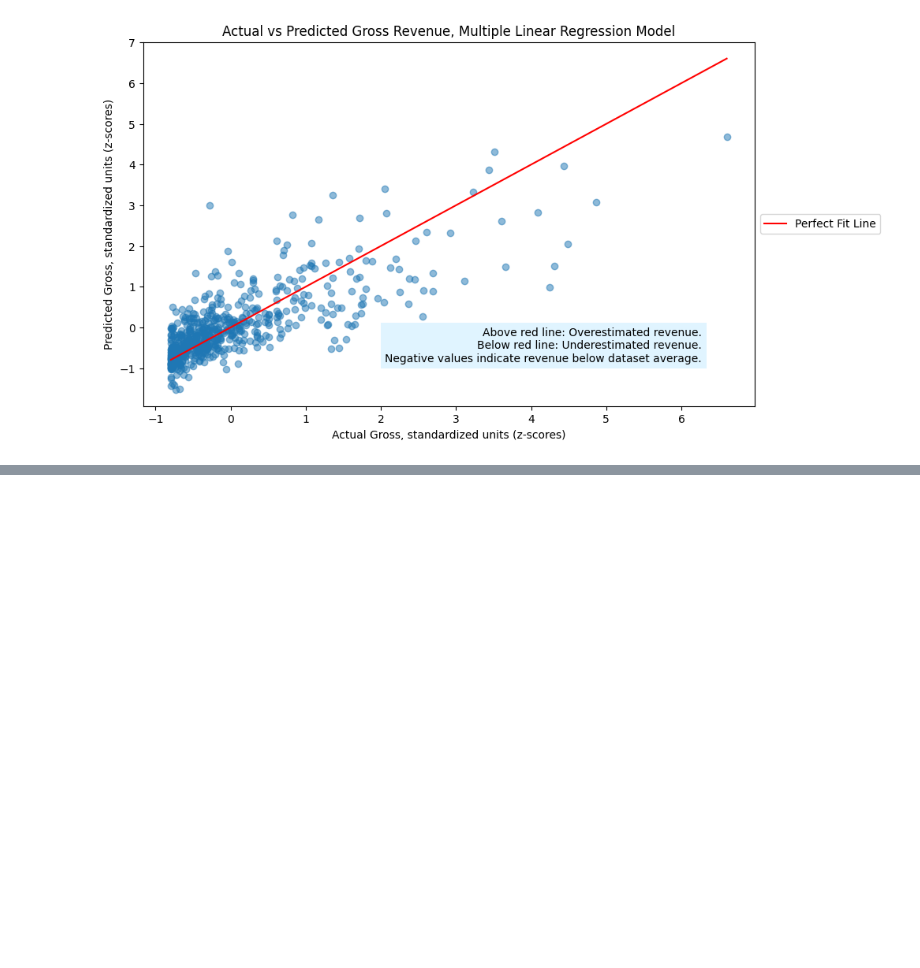
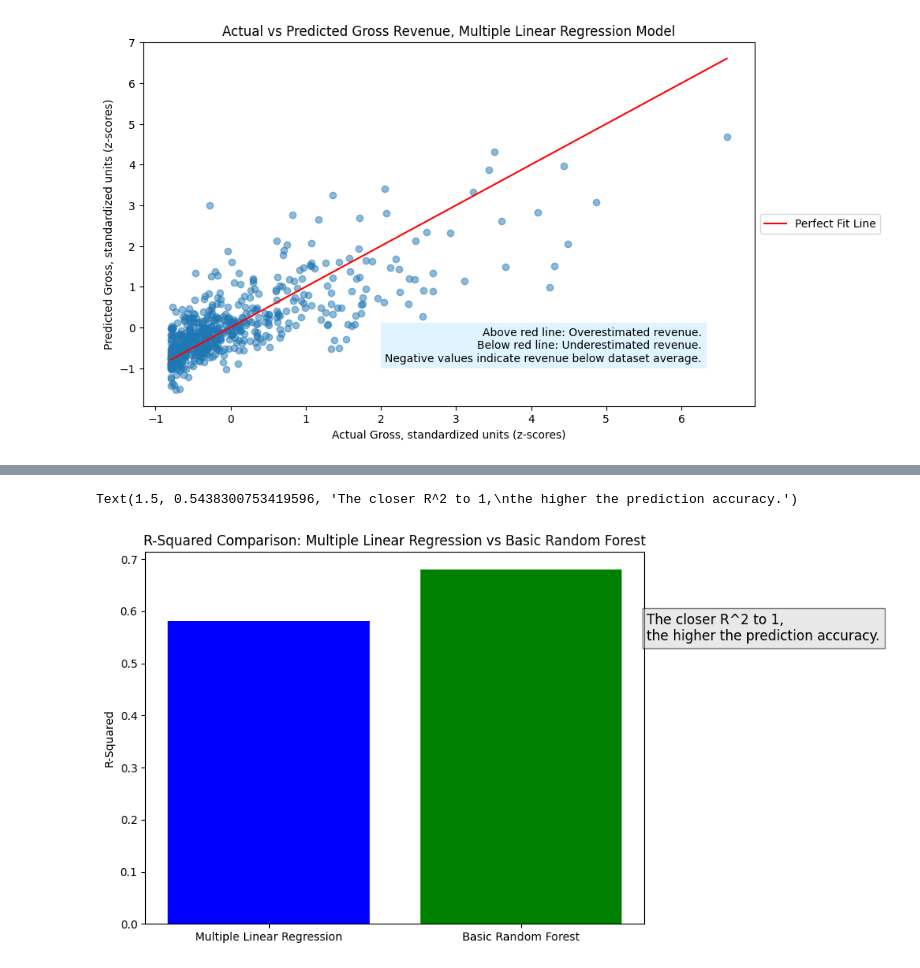
Before and after one commit to LegallyNotBlonde/Movie_Analysis, a Jupyter notebook: Main_Code_United.ipynb, the cells around one changed output, grey strips where cells are left out. Drawn from its saved outputs; the diff is of its cells as text; code cells hidden in the pictures; blank space fills up the shorter version.

```diff
--- a/Main_Code_United.ipynb
+++ b/Main_Code_United.ipynb
@@ -404,14 +298,14 @@ categorical_features = ['genres', 'content_rating', 'language', 'actor_1_name',
                         'plot_keywords', 'country', 'color']
 # %%
 # Filter out the categorical features that exist in the movies_us DataFrame
-categorical_features = [col for col in categorical_features if col in movies_us.columns]
+categorical_features = [col for col in categorical_features if col in movies_mlr.columns]
 # %%
 # Apply one-hot encoding to the existing categorical features
-movies_us = pd.get_dummies(movies_us, columns=categorical_features, drop_first=True)
+movies_mlr = pd.get_dummies(movies_mlr, columns=categorical_features, drop_first=True)
 
 # Set the features and target after encoding
-X = movies_us.drop(columns=['gross'])  # Independent variables
-y = movies_us['gross']  # Dependent variable
+X = movies_mlr.drop(columns=['gross'])  # Independent variables
+y = movies_mlr['gross']  # Dependent variable
 # %%
 # Identify numerical columns only in X for imputation
 numerical_columns = X.select_dtypes(include=['float64', 'int64']).columns
@@ -431,8 +325,14 @@ model.fit(X_train, y_train)
 y_pred = model.predict(X_test)
 # %%
 # Assess Multiple Linear Regression Model Accuracy
-r2 = r2_score(y_test, y_pred)
-mse = mean_squared_error(y_test, y_pred)
-print(f'R-squared: {r2}')
-print(f'Mean Squared Error: {mse}')
+r2_mlr = r2_score(y_test, y_pred)
+mse_mlr = mean_squared_error(y_test, y_pred)
+mae_mlr = mean_absolute_error(y_test, y_pred)
+rmse_mlr = np.sqrt(mse_mlr)
+
+# Print all metrics for Multiple Linear Regression Model
+print(f'R-squared, Multiple Linear Regression Model: {r2_mlr}')
+print(f'Mean Squared Error, Multiple Linear Regression Model: {mse_mlr}')
+print(f'Mean Absolute Error, Multiple Linear Regression Model: {mae_mlr}')
+print(f'Root Mean Squared Error, Multiple Linear Regression Model: {rmse_mlr}')
 # %% [output]
@@ -1109,0 +506,12 @@ except ValueError as e:
+# %%
+# Combine R-Squared, MSE, MAE, and RMSE into a DataFrame
+model_comparison = pd.DataFrame({
+    'Model': ['Multiple Linear Regression', 'Basic Random Forest'],
+    'R-Squared': [r2_mlr, r2_brf],
+    'Mean Squared Error': [mse_mlr, mse_brf],
+    'Mean Absolute Error': [mae_mlr, mae_brf],
+    'Root Mean Squared Error': [rmse_mlr, rmse_brf]
+})
+
+# Show DataFrame
+print(model_comparison)
@@ -1109,0 +530,14 @@ except ValueError as e:
+# %%
+# Plotting R-Squared comparison
+plt.figure(figsize=(8, 6))
+plt.bar(model_comparison['Model'], model_comparison['R-Squared'], color=['blue', 'green'])
+plt.title('R-Squared Comparison: Multiple Linear Regression vs Basic Random Forest')
+plt.ylabel('R-Squared')
+
+# Adding text box on the right center
+plt.text(1.5, max(model_comparison['R-Squared']) * 0.8,
+         'The closer R^2 to 1,\nthe higher the prediction accuracy.',
+         fontsize=12, bbox=dict(facecolor='lightgray', alpha=0.5))
+# %% [output]
+Text(1.5, 0.5438300753419596, 'The closer R^2 to 1,\nthe higher the prediction accuracy.')
+[figure, added]
```
Also changed, not shown: parts of 40 cells of this notebook, 2 other files.
